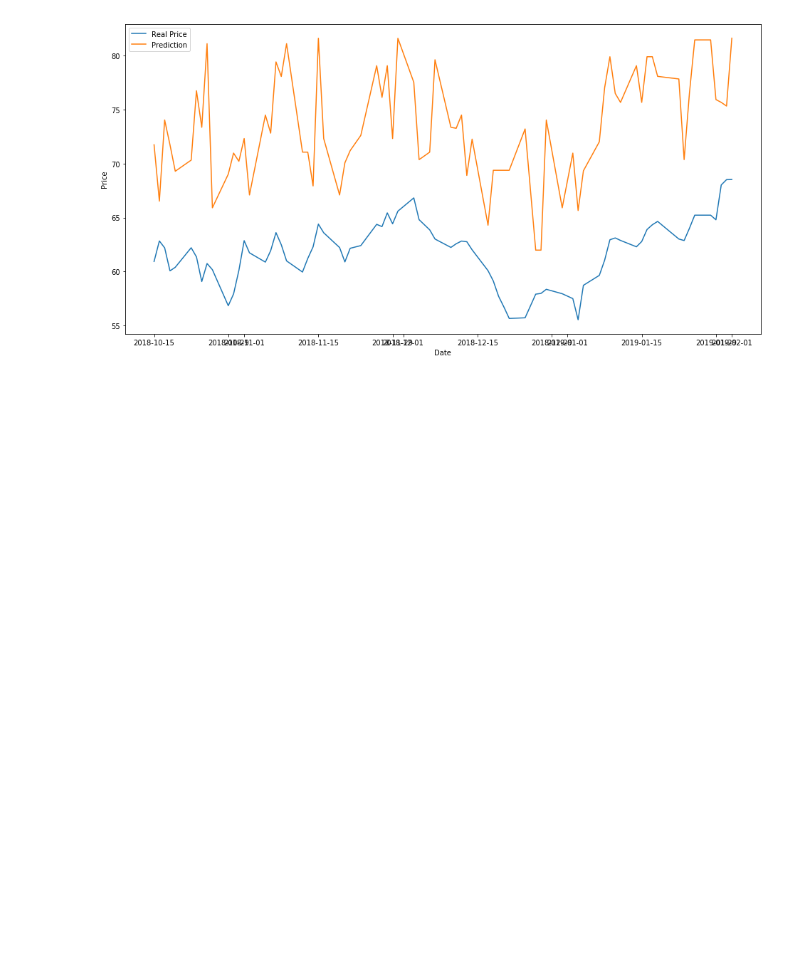
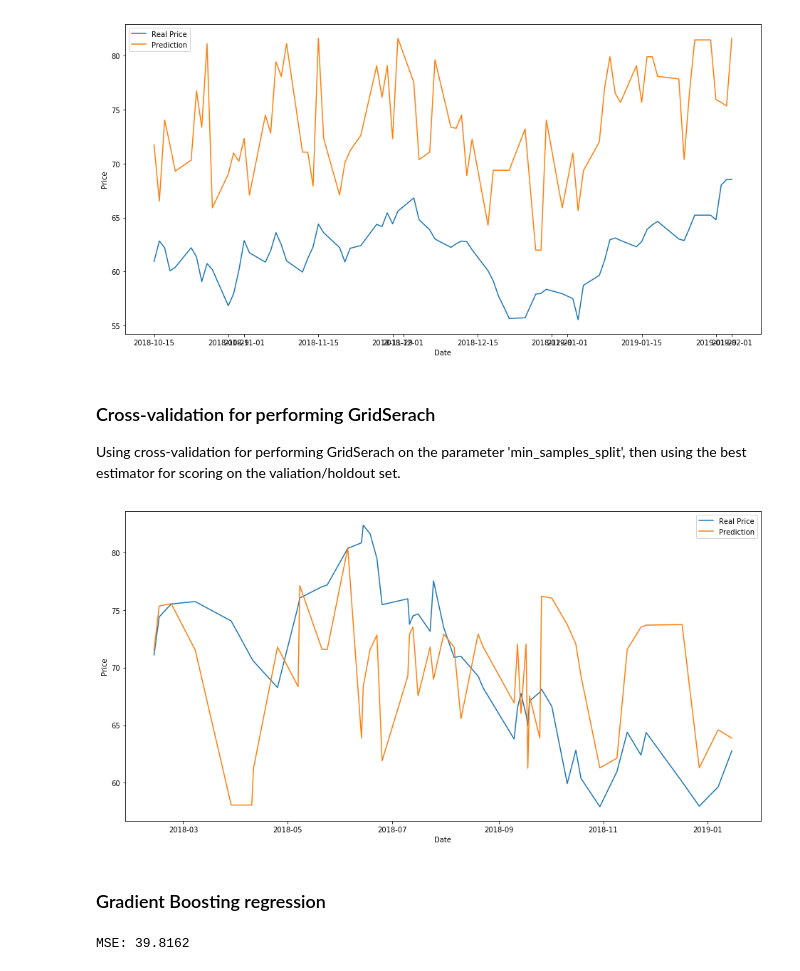
Before and after one commit to kairosart/factors, a Jupyter notebook: decision_tree_regression.ipynb, the cells around one changed output. Drawn from its saved outputs; the diff is of its cells as text; code cells hidden in the pictures; blank space fills up the shorter version.

Commit message:
Creating Decision Tree model.

```diff
--- a/decision_tree_regression.ipynb
+++ b/decision_tree_regression.ipynb
@@ -250,14 +244,3 @@ plt.legend(["Real Price", "Prediction"])
 plt.show()
 # %% [output]
 [figure]
-# %%
-
-
-# Fit regression model
-regr_1 = DecisionTreeRegressor(max_depth=20)
-
-regr_2 = AdaBoostRegressor(DecisionTreeRegressor(max_depth=20),
-                          n_estimators=300, random_state=0)
-
-regr_1.fit(X_train, y_train)
-regr_2.fit(X_train, y_train)
@@ -278,0 +247,44 @@ plt.show()
+# %% [markdown]
+###  Cross-validation for performing GridSerach
+Using cross-validation for performing GridSerach on the parameter 'min_samples_split', then using the best estimator for scoring on the valiation/holdout set.
+# %%
+
+scoring = make_scorer(r2_score)
+g_cv = GridSearchCV(DecisionTreeRegressor(random_state=0),
+              param_grid={'min_samples_split': range(2, 10)},
+              scoring=scoring, cv=5, refit=True)
+
+g_cv.fit(X_train, y_train)
+g_cv.best_params_
+
+result = g_cv.cv_results_
+# print(result)
+r2_score(y_test, g_cv.best_estimator_.predict(X_test))
+y_pred = g_cv.best_estimator_.predict(X_test)
+# %%
+predictions = pd.DataFrame({'Price': y_test, 'Price prediction': y_pred})
+
+# Order dataframe
+predictions.sort_index(inplace=True)
+# %%
+plt.figure(figsize=(16,8))
+plt.plot(predictions)
+plt.xlabel('Date')
+plt.ylabel("Price")
+plt.legend(["Real Price", "Prediction"])
+plt.show()
+# %% [output]
+[figure, added]
+# %% [markdown]
+### Gradient Boosting regression
+# %%
+# Fit regression model
+params = {'n_estimators': 500, 'max_depth': 4, 'min_samples_split': 2,
+          'learning_rate': 0.01, 'loss': 'ls'}
+clf = ensemble.GradientBoostingRegressor(**params)
+
+clf.fit(X_train, y_train)
+mse = mean_squared_error(y_test, clf.predict(X_test))
+print("MSE: %.4f" % mse)
+# %% [output]
+MSE: 39.8162
```
Also changed, not shown: parts of 10 cells of this notebook.
